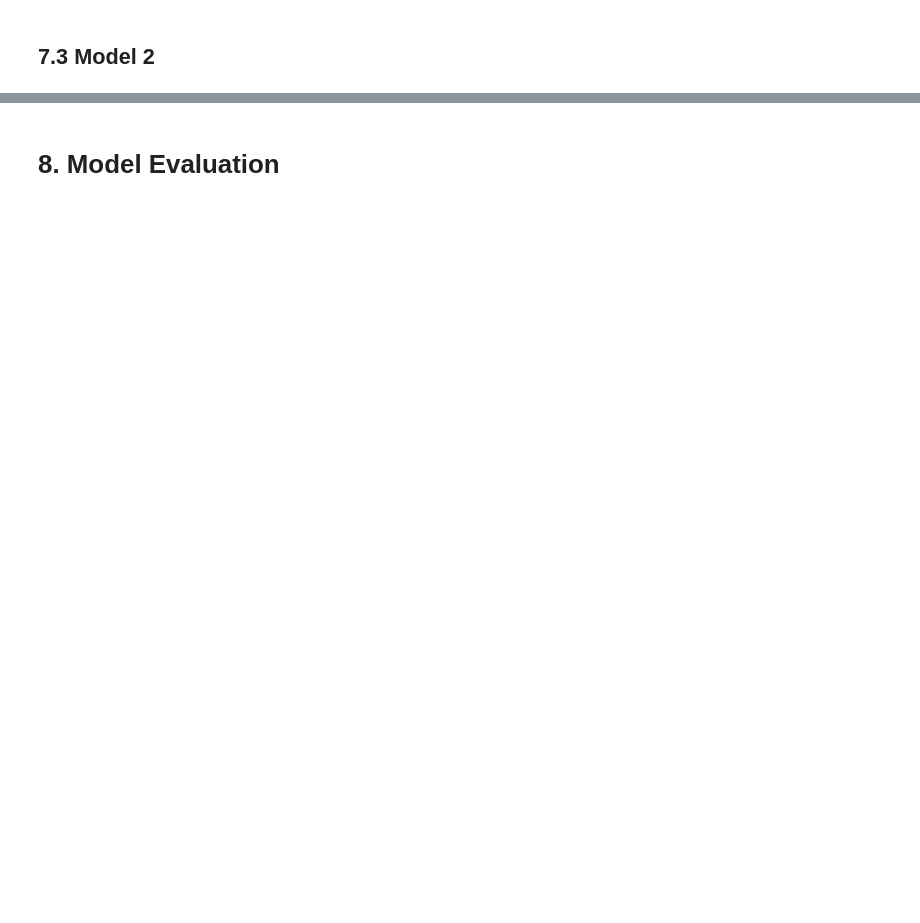
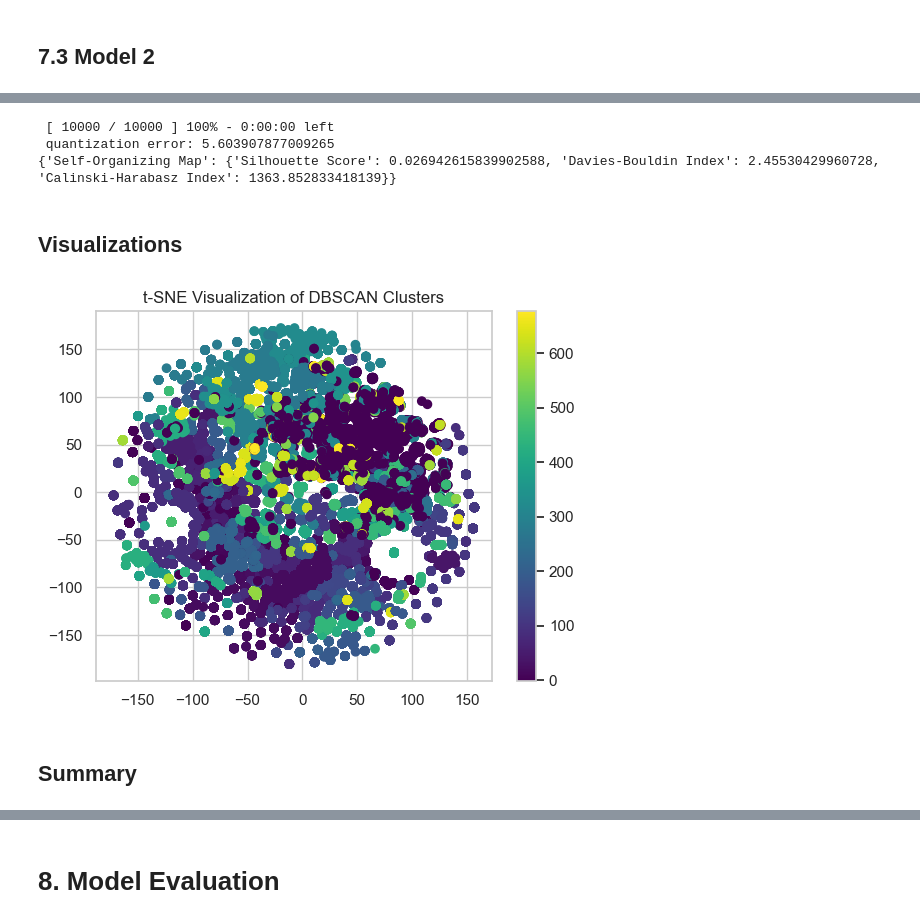
Before and after one commit to BartmossMurphy2077/MLgroupAssignement, a Jupyter notebook: notebook.ipynb, the cells around one changed output, grey strips where cells are left out. Drawn from its saved outputs; the diff is of its cells as text; code cells hidden in the pictures; blank space fills up the shorter version.

```diff
--- a/notebook.ipynb
+++ b/notebook.ipynb
@@ -477,0 +728,28 @@ X_train, X_test = train_test_split(df, test_size=0.2, random_state=42)
+# %%
+from minisom import MiniSom
+from sklearn.metrics import silhouette_score, davies_bouldin_score, calinski_harabasz_score
+import numpy as np
+
+# Assuming X_scaled is your scaled data
+# 7. Self-Organizing Maps (SOM) - Clustering
+som = MiniSom(5, 5, X_scaled.shape[1], sigma=1.0, learning_rate=0.5)
+som.train(X_scaled, 10000, verbose=True)
+
+# Extracting SOM labels by finding the winning node for each sample
+som_labels = np.array([som.winner(x)[0] * 5 + som.winner(x)[1] for x in X_scaled])
+
+# Performance Metrics
+performance_metrics = {}
+performance_metrics["Self-Organizing Map"] = {
+    "Silhouette Score": silhouette_score(X_scaled, som_labels),
+    "Davies-Bouldin Index": davies_bouldin_score(X_scaled, som_labels),
+    "Calinski-Harabasz Index": calinski_harabasz_score(X_scaled, som_labels)
+}
+
+print(performance_metrics)
+# %% [output]
+ [ 10000 / 10000 ] 100% - 0:00:00 left
+ quantization error: 5.603907877009265
+{'Self-Organizing Map': {'Silhouette Score': 0.026942615839902588, 'Davies-Bouldin Index': 2.45530429960728, 'Calinski-Harabasz Index': 1363.852833418139}}
+# %% [markdown]
+## Visualizations
@@ -477,0 +760,12 @@ X_train, X_test = train_test_split(df, test_size=0.2, random_state=42)
+# %%
+# 5. t-SNE Visualization (not clustering, only for visualization)
+tsne = TSNE(n_components=2, random_state=42)
+X_tsne = tsne.fit_transform(X_scaled)
+plt.scatter(X_tsne[:, 0], X_tsne[:, 1], c=clusters_dbscan, cmap='viridis')
+plt.colorbar()
+plt.title('t-SNE Visualization of DBSCAN Clusters')
+plt.show()
+# %% [output]
+[figure, added]
+# %% [markdown]
+## Summary
```
Also changed, not shown: parts of 34 cells of this notebook, 1 other file.
